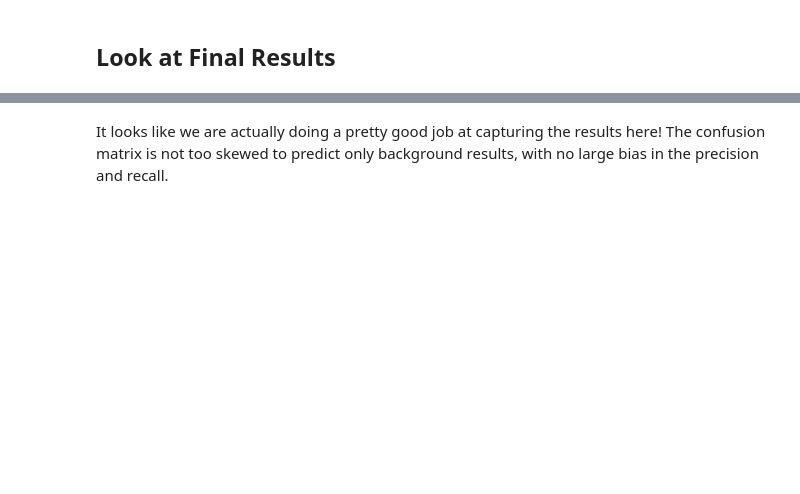
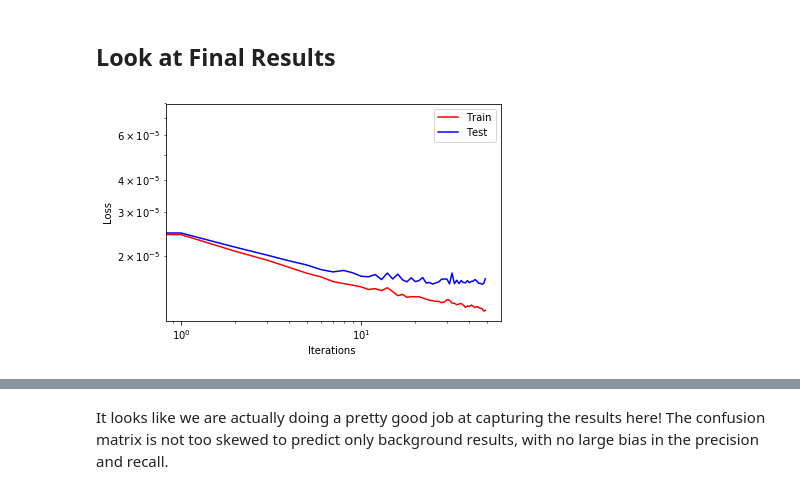
Before and after one commit to lindsay-forestell/MiniProjects, a Jupyter notebook: MiniBoone/miniboone.ipynb, the cells around one changed output, grey strips where cells are left out. Saved outputs shown, nothing was run; the diff lists cells and outputs as text; code cells hidden in the pictures; blank space fills up the shorter version.

```diff
--- a/MiniBoone/miniboone.ipynb
+++ b/MiniBoone/miniboone.ipynb
@@ -563,2 +754,13 @@ It looks like the batch normalization does the best job, so let's look closer at
 # %% [markdown]
 ## Look at Final Results
+# %%
+plt.plot(results['training_loss'], '-r', label='Train')
+plt.plot(results['validation_loss'], '-b', label= 'Test')
+plt.ylabel('Loss')
+plt.xlabel('Iterations ')
+plt.legend()
+plt.yscale('log')
+plt.xscale('log')
+plt.show()
+# %% [output]
+[figure, added]
```
Also changed, not shown: parts of 14 cells of this notebook.
